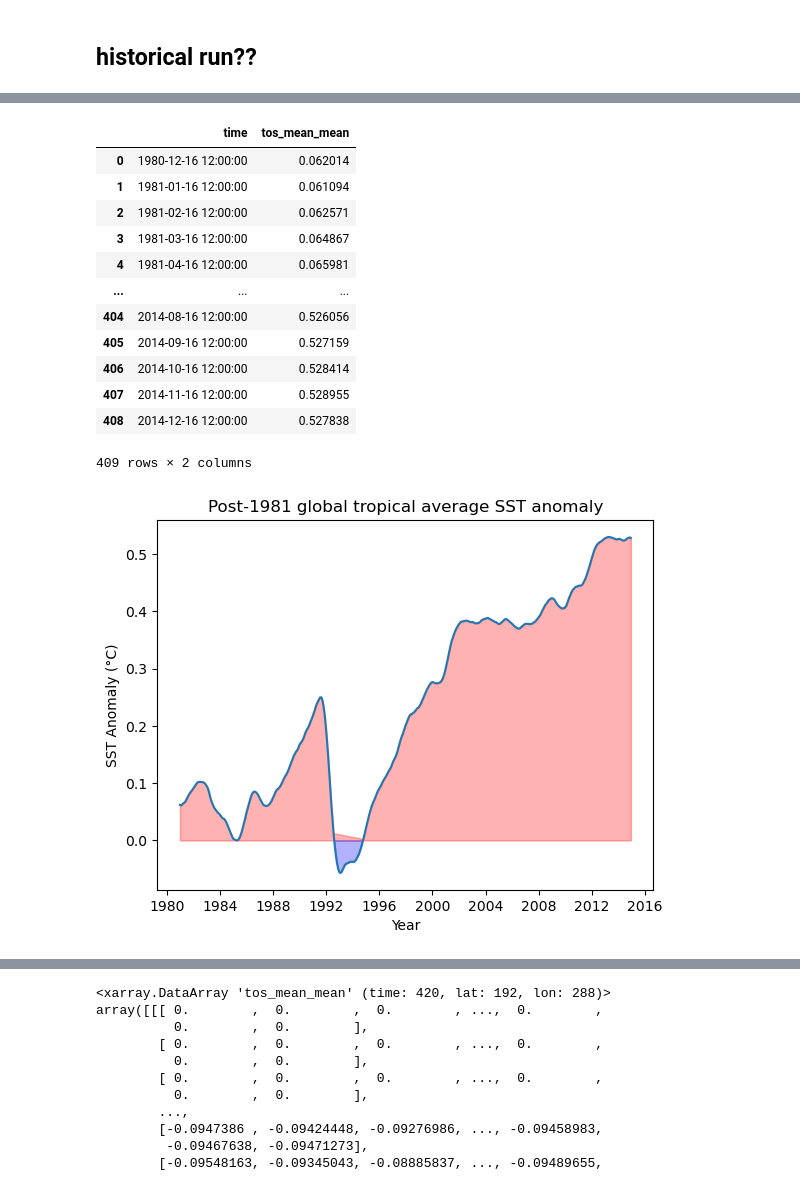
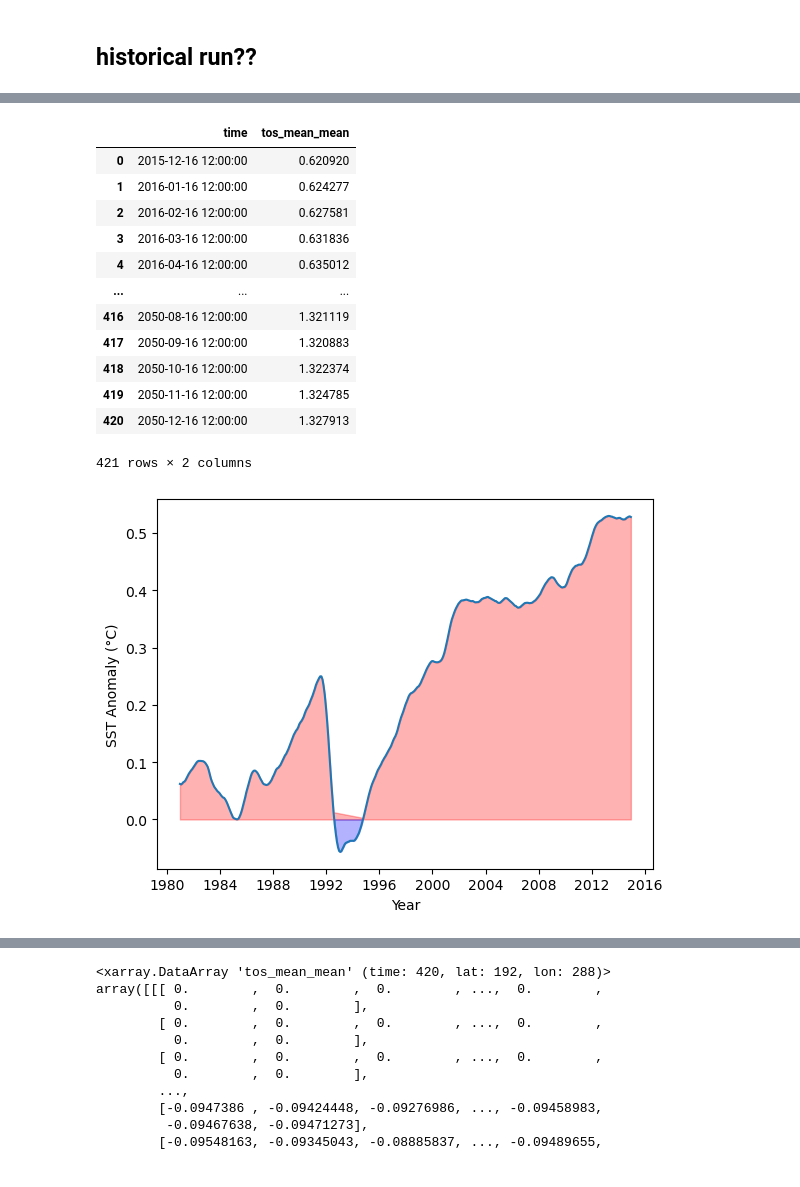
Before and after one commit to sydney-machine-learning/cyclonecategory_GCMs, a Jupyter notebook: Climate Project/albert/notebooks/CMIP.ipynb, the cells around one changed output, grey strips where cells are left out. Saved outputs shown, nothing was run; the diff lists cells and outputs as text; code cells hidden in the pictures.

```diff
--- a/Climate Project/albert/notebooks/CMIP.ipynb
+++ b/Climate Project/albert/notebooks/CMIP.ipynb
@@ -17,3 +29,12 @@ Coordinates:
 ## historical run??
 # %%
 historical_ssts = get_historical_ssts()
+# %%
+historical_tropical_mean = historical_ssts['sst'].sel(lat=slice(-20,20)).mean().values
+pre2014_historical_trop_mean = historical_ssts['sst'].sel(time=(historical_ssts.time.dt.year <= 2014)).sel(lat=slice(-20,20)).mean().values
+
+
+cmip_historical_tropical_mean = cmip_historical.sel(lat=slice(-20,20)).mean(dim=['lat', 'lon']).rolling(time=12).mean(dim='time').dropna(dim='time')
+cmip_hist_trop_anomaly = cmip_historical_tropical_mean - historical_tropical_mean
+tropical_anomaly_df = cmip_hist_trop_anomaly.to_dataframe().reset_index()
+tropical_anomaly_df
@@ -20,55 +55,53 @@ historical_ssts = get_historical_ssts()
 # %%
-cmip_tropical_mean = cmip_historical.sel(lat=slice(-20,20)).mean(dim=['lat', 'lon']).rolling(time=12).mean(dim='time').dropna(dim='time')
-historical_tropical_mean = historical_ssts['sst'].sel(lat=slice(-20,20)).mean().values
-
-future_tropical_mean_anomaly = cmip_tropical_mean - historical_tropical_mean
-tropical_anomaly_df = future_tropical_mean_anomaly.to_dataframe().reset_index()
-tropical_anomaly_df
+cmip_future_tropical_mean = cmip_future.sel(lat=slice(-20,20)).mean(dim=['lat', 'lon']).rolling(time=12).mean(dim='time').dropna(dim='time')
+cmip_future_tropical_anomaly = cmip_future_tropical_mean - pre2014_historical_trop_mean
+future_tropical_anomaly_df = cmip_future_tropical_anomaly.to_dataframe().reset_index()
+future_tropical_anomaly_df
 # %% [output]
 |  | time | tos_mean_mean |
-| 0 | 1980-12-16 12:00:00 | 0.062014 |
-| 1 | 1981-01-16 12:00:00 | 0.061094 |
-| 2 | 1981-02-16 12:00:00 | 0.062571 |
-| 3 | 1981-03-16 12:00:00 | 0.064867 |
-| 4 | 1981-04-16 12:00:00 | 0.065981 |
+| 0 | 2015-12-16 12:00:00 | 0.620920 |
+| 1 | 2016-01-16 12:00:00 | 0.624277 |
+| 2 | 2016-02-16 12:00:00 | 0.627581 |
+| 3 | 2016-03-16 12:00:00 | 0.631836 |
+| 4 | 2016-04-16 12:00:00 | 0.635012 |
 | ... | ... | ... |
-| 404 | 2014-08-16 12:00:00 | 0.526056 |
-| 405 | 2014-09-16 12:00:00 | 0.527159 |
-| 406 | 2014-10-16 12:00:00 | 0.528414 |
-| 407 | 2014-11-16 12:00:00 | 0.528955 |
-| 408 | 2014-12-16 12:00:00 | 0.527838 |
+| 416 | 2050-08-16 12:00:00 | 1.321119 |
+| 417 | 2050-09-16 12:00:00 | 1.320883 |
+| 418 | 2050-10-16 12:00:00 | 1.322374 |
+| 419 | 2050-11-16 12:00:00 | 1.324785 |
+| 420 | 2050-12-16 12:00:00 | 1.327913 |
-409 rows × 2 columns
+421 rows × 2 columns
 # %%
 import seaborn as sns
 import matplotlib.pyplot as plt
 
-def plot_anomaly(df, x_name, y_name, title, x_label, y_label):
+def plot_anomaly(df, x_name, y_name, x_label, y_label, prefix=''):
     ax = sns.lineplot(data = df,y=y_name, x=x_name)
     line_obj = ax.lines[0]
     x1 = line_obj.get_xydata()[:,0]
     y1 = line_obj.get_xydata()[:,1]
 
     x1_pos = x1[y1 > 0]
     y1_pos = y1[y1 > 0]
 
     x1_neg = x1[y1 < 0]
     y1_neg = y1[y1 < 0]
 
     ax.fill_between(x1_pos,y1_pos, color="red", alpha=0.3)
     ax.fill_between(x1_neg,y1_neg, color="blue", alpha=0.3)
     ax.set_xlabel(x_label)
     ax.set_ylabel(y_label)
-    ax.set_title(title)
+    # ax.set_title(title)
     plt.show()
     fig = ax.get_figure()
-    fig.savefig('./media/SST/anomaly/cmip_tropical_sst_anomaly.png')
+    fig.savefig(f'./media/SST/anomaly/{prefix}_tropical_sst_anomaly.png')
 
 plot_anomaly(
     tropical_anomaly_df,
     y_name='tos_mean_mean',
     x_name='time',
-    title='Post-1981 global tropical average SST anomaly',
     x_label='Year',
-    y_label='SST Anomaly (°C)')
+    y_label='SST Anomaly (°C)',
+    prefix='cmip_historical')
 # %% [output]
-[figure, old version]
+[figure, new version]
```
Also changed, not shown: parts of 8 cells of this notebook, 13 other files.
